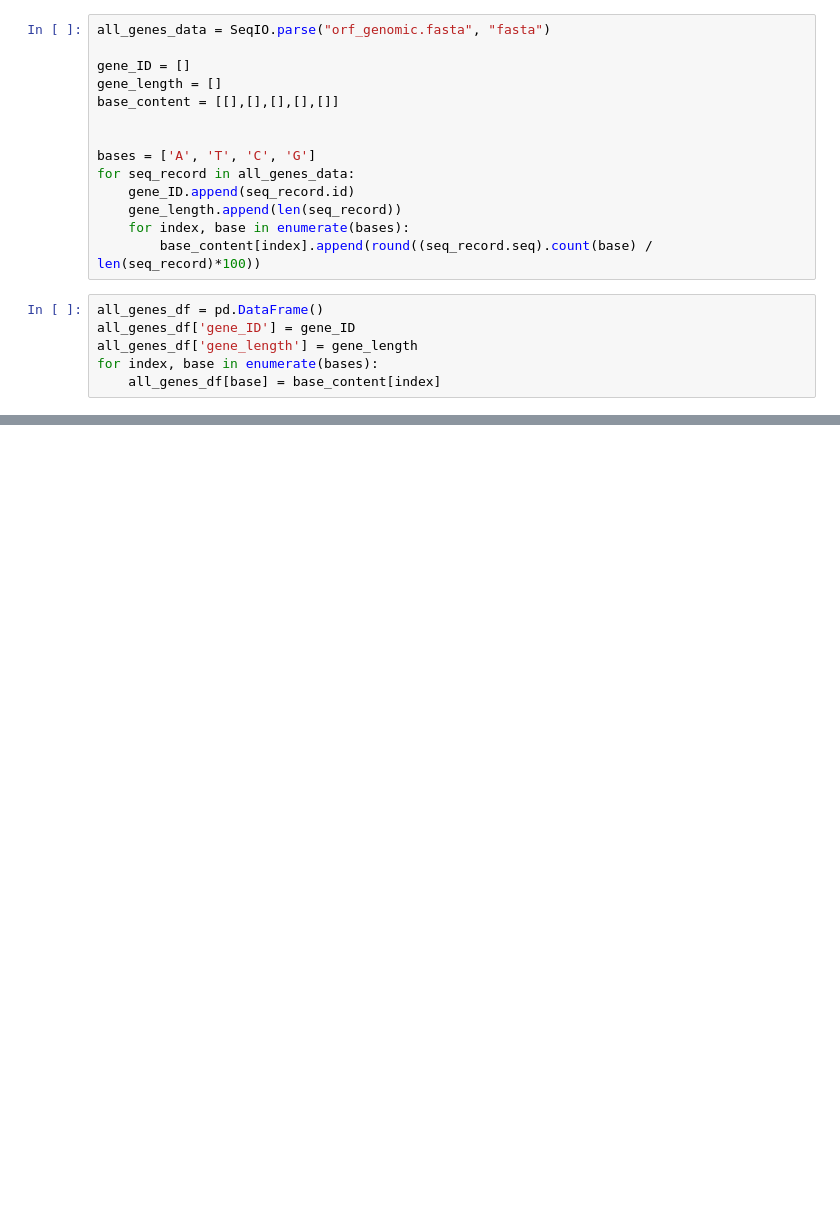
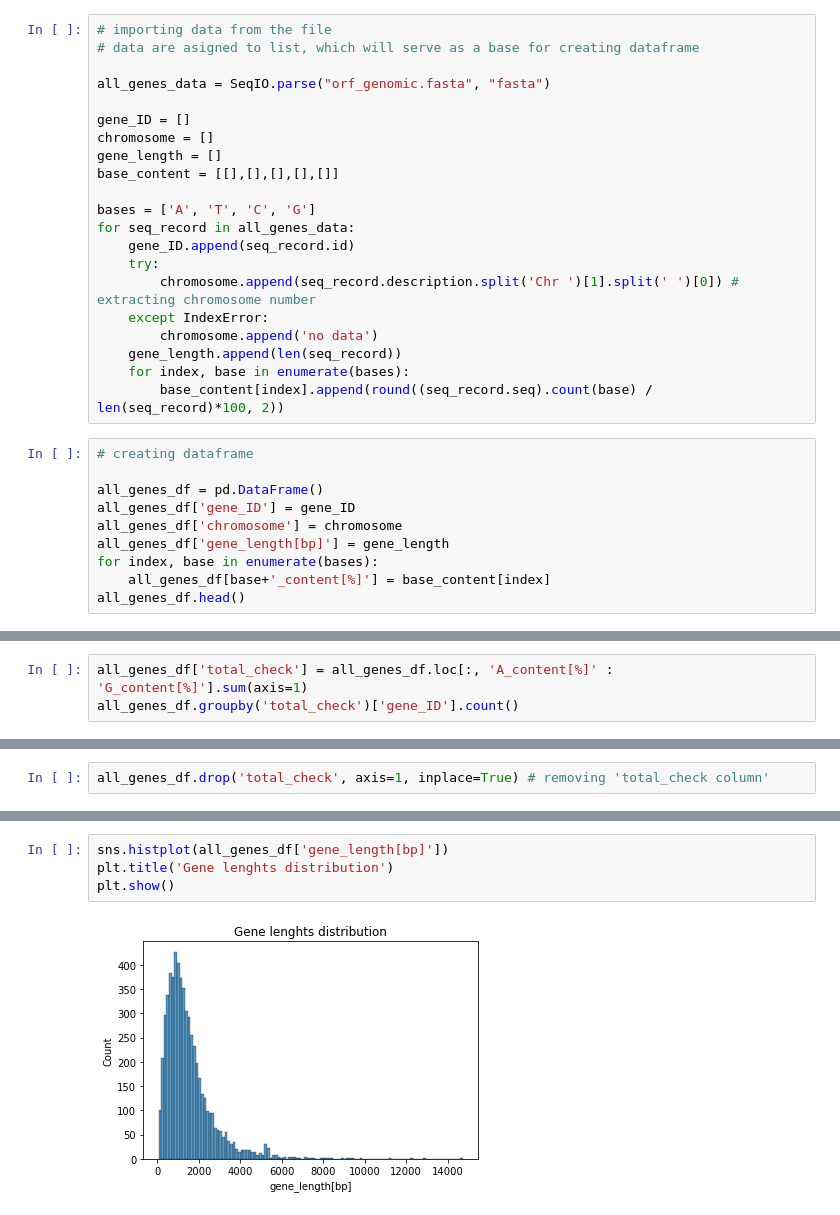
Before and after one commit to piotrsoczewka/Essential_Genes, a Jupyter notebook: Data_gathering.ipynb, the cells around one changed output, grey strips where cells are left out. Cells and saved outputs as stored; diff of their text form; blank space fills up the shorter version.

```diff
--- a/Data_gathering.ipynb
+++ b/Data_gathering.ipynb
@@ -5,20 +17,31 @@ import numpy as np
 # %%
+# importing data from the file
+# data are asigned to list, which will serve as a base for creating dataframe
+
 all_genes_data = SeqIO.parse("orf_genomic.fasta", "fasta")
 
 gene_ID = []
+chromosome = []
 gene_length = []
 base_content = [[],[],[],[],[]]
-
 
 bases = ['A', 'T', 'C', 'G']
 for seq_record in all_genes_data:
     gene_ID.append(seq_record.id)
+    try:
+        chromosome.append(seq_record.description.split('Chr ')[1].split(' ')[0]) # extracting chromosome number
+    except IndexError:
+        chromosome.append('no data')
     gene_length.append(len(seq_record))
     for index, base in enumerate(bases):
-        base_content[index].append(round((seq_record.seq).count(base) / len(seq_record)*100))
+        base_content[index].append(round((seq_record.seq).count(base) / len(seq_record)*100, 2))
 # %%
+# creating dataframe
+
 all_genes_df = pd.DataFrame()
 all_genes_df['gene_ID'] = gene_ID
-all_genes_df['gene_length'] = gene_length
+all_genes_df['chromosome'] = chromosome
+all_genes_df['gene_length[bp]'] = gene_length
 for index, base in enumerate(bases):
-    all_genes_df[base] = base_content[index]
+    all_genes_df[base+'_content[%]'] = base_content[index]
+all_genes_df.head()
@@ -24,0 +57,3 @@ for index, base in enumerate(bases):
+# %%
+all_genes_df['total_check'] = all_genes_df.loc[:, 'A_content[%]' : 'G_content[%]'].sum(axis=1)
+all_genes_df.groupby('total_check')['gene_ID'].count()
@@ -24,0 +74,2 @@ for index, base in enumerate(bases):
+# %%
+all_genes_df.drop('total_check', axis=1, inplace=True) # removing 'total_check column'
@@ -24,0 +78,6 @@ for index, base in enumerate(bases):
+# %%
+sns.histplot(all_genes_df['gene_length[bp]'])
+plt.title('Gene lenghts distribution')
+plt.show()
+# %% [output]
+[figure, added]
```
Also changed, not shown: parts of 59 cells of this notebook, 10 other files.
